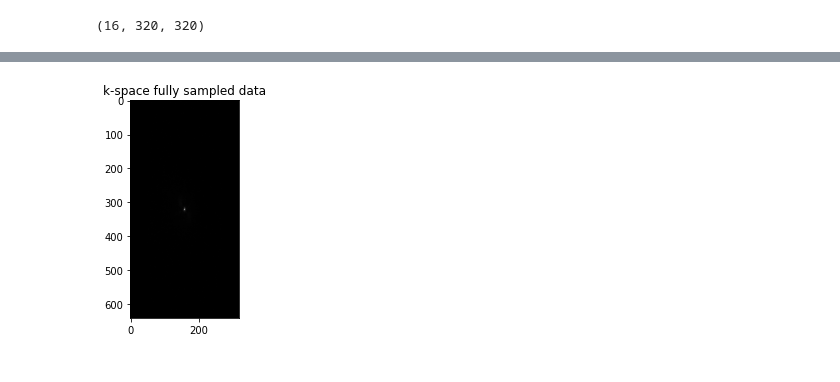
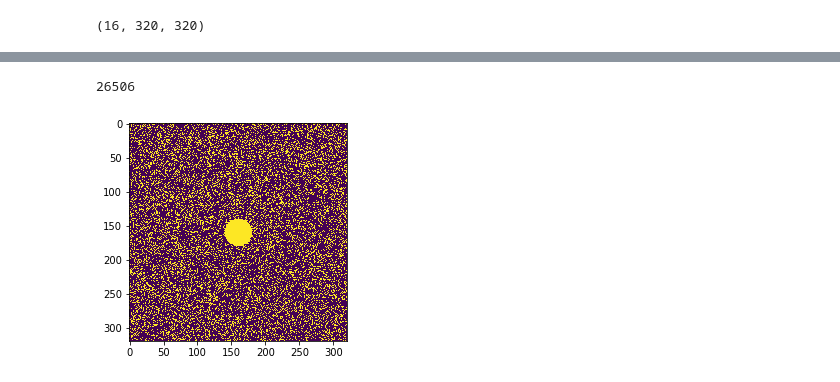
Before and after one commit to Samuel-van-Gurp/fastMRI, a Jupyter notebook: test_notebook.ipynb, the cells around one changed output, grey strips where cells are left out. Drawn from its saved outputs; the diff is of its cells as text; code cells hidden in the pictures.

Commit message:
Add files via upload
implementatipn of a disk and parallel mask

```diff
--- a/test_notebook.ipynb
+++ b/test_notebook.ipynb
@@ -37,7 +80,16 @@ plt.show()
-# %%
-recon_train_kspace.shape
-plt.imshow(np.abs(recon_train_kspace[0][5]), cmap='gray')
-plt.title('k-space fully sampled data')
-plt.show()
-# %% [output]
-[figure, removed]
+# %%
+height = 320
+width = 320
+radius = 20
+mask = np.multiply(np.abs(np.random.randint(0,2,(height,width))),np.abs(np.random.randint(0,2,(height,width))))
+
+for i in range(height):
+    for j in range(width):
+        if np.sqrt(((i-(height/2))**2)+(j-(width/2))**2) <= radius:
+            mask[i][j] = 1
+print(np.count_nonzero(mask))
+plt.imshow(mask)
+plt.show()
+# %% [output]
+26506
+[figure, added]
```
Also changed, not shown: parts of 12 cells of this notebook.
